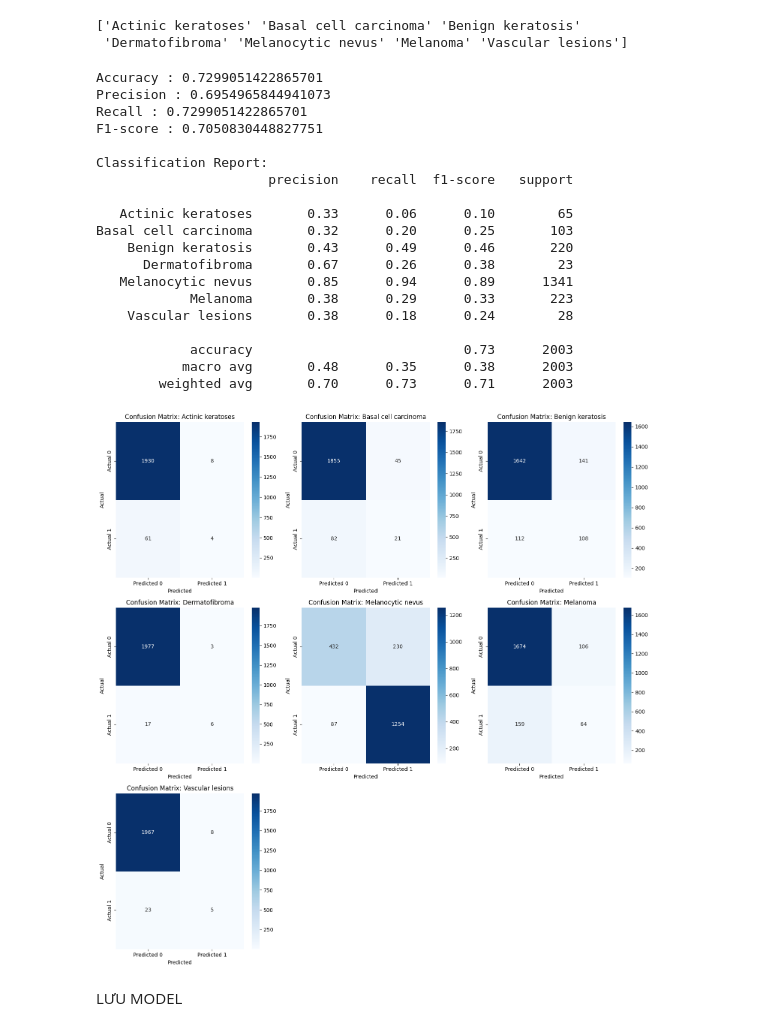
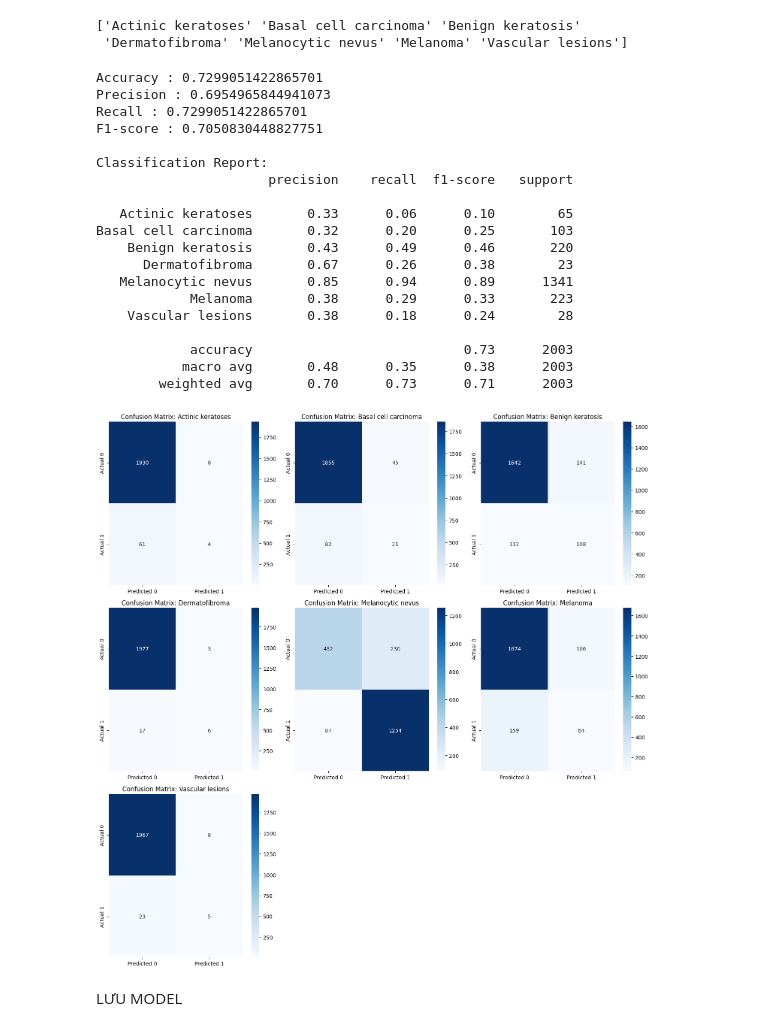
Before and after one commit to YenLinhHT26305/SVM-Skin-Cancer-Detection, a Jupyter notebook: SVM/SVM_multi_class.ipynb, the cells around one changed output. Drawn from its saved outputs; the diff is of its cells as text; code cells hidden in the pictures.

```diff
--- a/SVM/SVM_multi_class.ipynb
+++ b/SVM/SVM_multi_class.ipynb
@@ -215,36 +217,34 @@ for i, class_name in enumerate(class_names):
         yticklabels=['Actual 0', 'Actual 1']
     )
 
     axes[i].set_title(f"Confusion Matrix: {class_name}")
-    axes[i].set_xlabel("Predicted")
-    axes[i].set_ylabel("Actual")
 
 for j in range(n_classes, len(axes)):
     axes[j].axis("off")
 
 plt.tight_layout()
 plt.show()
 # %% [output]
 Accuracy : 0.7299051422865701
 Precision : 0.6954965844941073
 Recall : 0.7299051422865701
 F1-score : 0.7050830448827751
 
 Classification Report:
                       precision    recall  f1-score   support
 
    Actinic keratoses       0.33      0.06      0.10        65
 Basal cell carcinoma       0.32      0.20      0.25       103
     Benign keratosis       0.43      0.49      0.46       220
       Dermatofibroma       0.67      0.26      0.38        23
    Melanocytic nevus       0.85      0.94      0.89      1341
             Melanoma       0.38      0.29      0.33       223
     Vascular lesions       0.38      0.18      0.24        28
 
             accuracy                           0.73      2003
            macro avg       0.48      0.35      0.38      2003
         weighted avg       0.70      0.73      0.71      2003
-[figure, old version]
+[figure, new version]
 # %% [markdown]
 LƯU MODEL
 # %%
```
Also changed, not shown: parts of 4 cells of this notebook, 6 other files.
